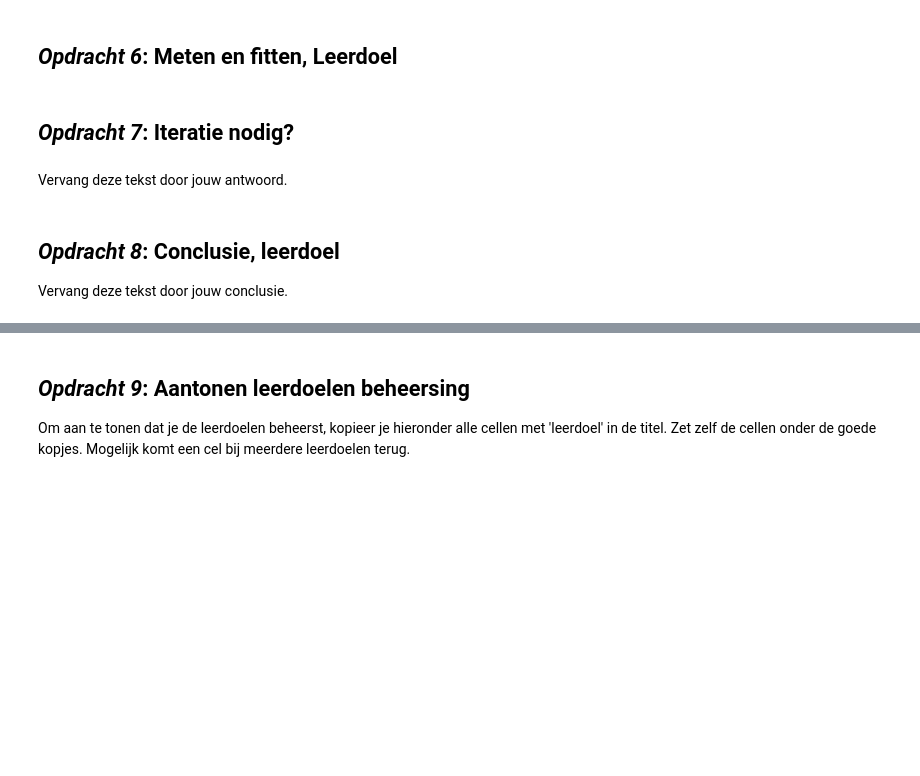
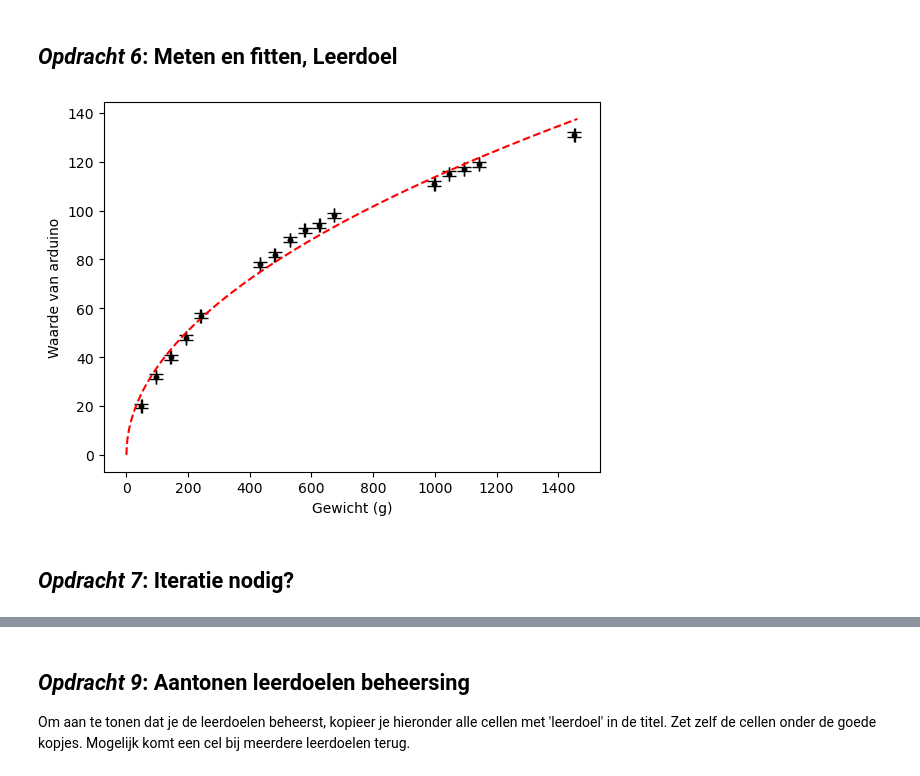
Before and after one commit to yaeljawahierkhan/opdrachten-DEF-D, a Jupyter notebook: FysiekeOntwerpopdrachten/1KalibreerEenSensorDigitaalAnaloog/DEFOntwerpopdracht1KalibreerEenSensorInvulTemplate.ipynb, the cells around one changed output, grey strips where cells are left out. Cells and saved outputs as stored; diff of their text form; code cells hidden in the pictures; blank space fills up the shorter version.

```diff
--- a/FysiekeOntwerpopdrachten/1KalibreerEenSensorDigitaalAnaloog/DEFOntwerpopdracht1KalibreerEenSensorInvulTemplate.ipynb
+++ b/FysiekeOntwerpopdrachten/1KalibreerEenSensorDigitaalAnaloog/DEFOntwerpopdracht1KalibreerEenSensorInvulTemplate.ipynb
@@ -68,8 +70,48 @@ Licht kort toe wat er in de foto te zien is.
+# %%
+import numpy as np
+import matplotlib.pyplot as plt
+from scipy.optimize import curve_fit
+
+A_data = np.array([
+    20, 32, 40, 48, 57,
+    78, 82, 88, 92, 94, 98,
+    111, 115, 117, 119, 131
+])
+
+W_data = np.array([
+     47.84,
+     95.69,
+    143.54,
+    192.55,
+    240.40,
+    432.90,
+    480.75,
+    529.76,
+    577.60,
+    625.45,
+    673.30,
+    998.20,
+   1046.05,
+   1095.06,
+   1142.90,
+   1452.60
+])
+# %%
+def lineare_fit(x, a, n):
+    return a * x**0.5
+
+val, cov = curve_fit(lineare_fit, W_data, A_data)
+
+x_test = np.arange(max(W_data) + 10)
+
+plt.figure()
+plt.plot(W_data, A_data, 'k.')
+plt.errorbar(W_data, A_data, yerr=1,xerr=1, fmt='k.', capsize=5)
+plt.plot(x_test, lineare_fit(x_test, *val), 'r--')
+plt.xlabel('Gewicht (g)')
+plt.ylabel('Waarde van arduino')
+plt.show()
+# %% [output]
+[figure, added]
 # %% [markdown]
 ## *Opdracht 7*: Iteratie nodig?
-# %% [markdown]
-Vervang deze tekst door jouw antwoord.
-# %% [markdown]
-## *Opdracht 8*: Conclusie, leerdoel
-
-Vervang deze tekst door jouw conclusie.
```
Also changed, not shown: parts of 15 cells of this notebook, 4 other files.
